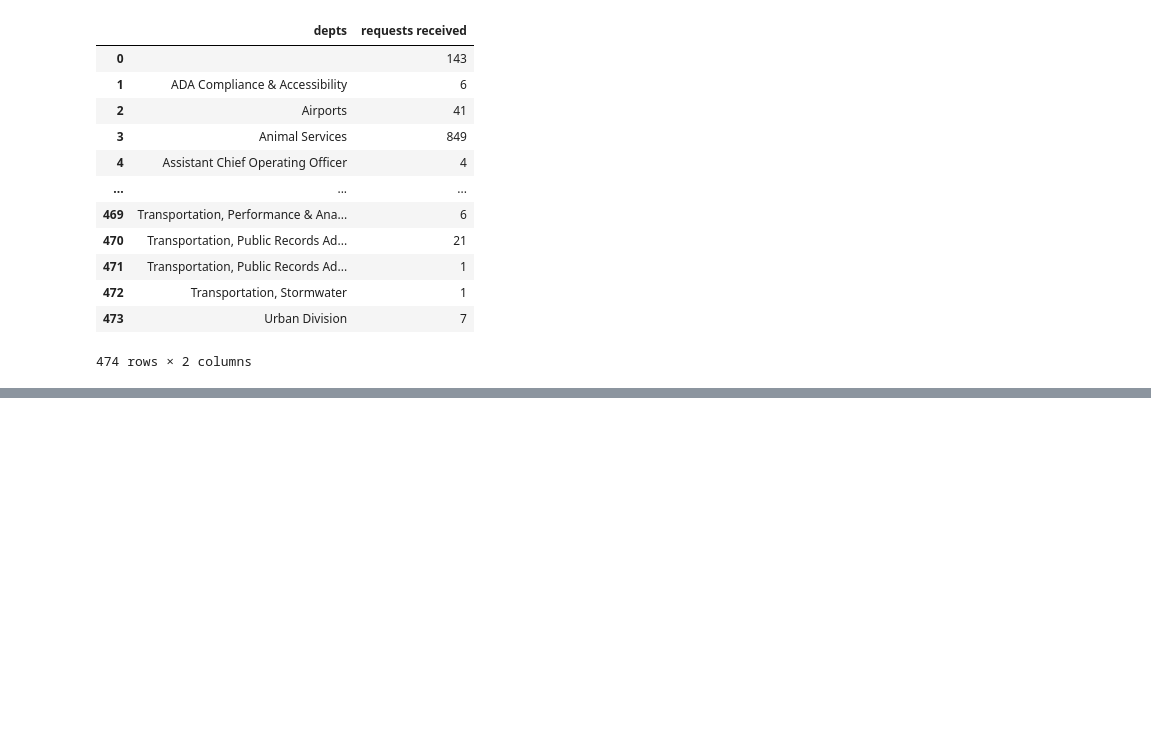
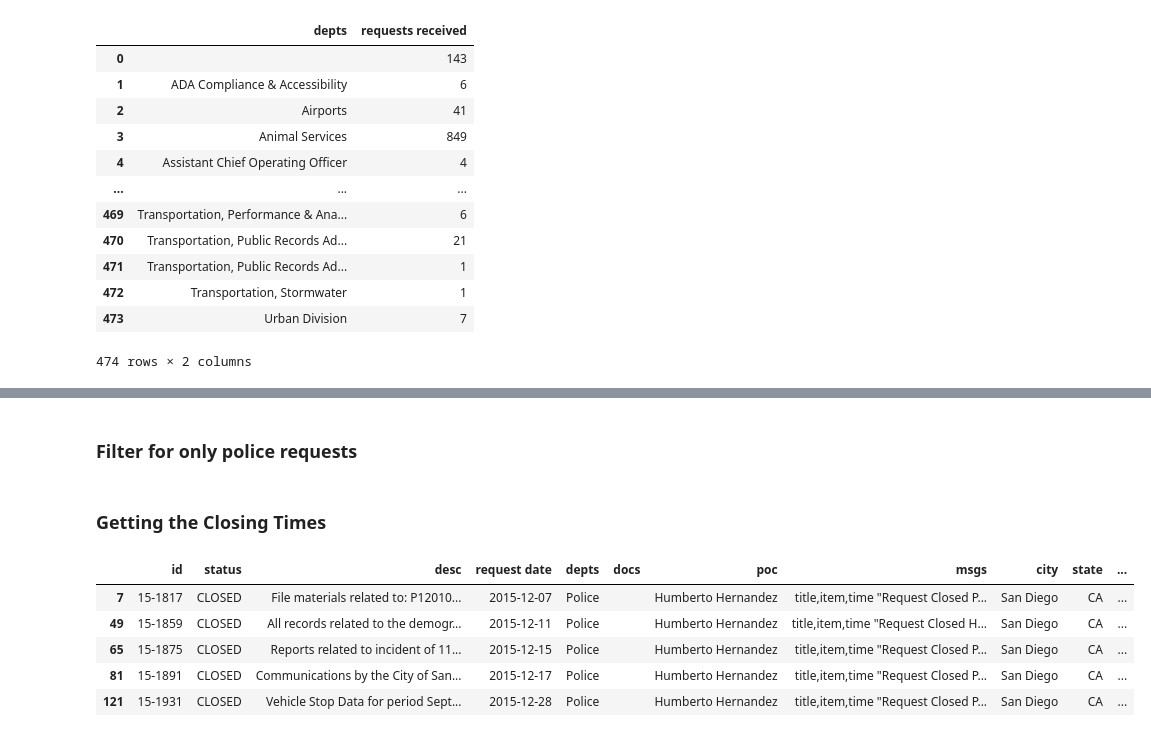
Before and after one commit to emile-66/muckrock_data, a Jupyter notebook: prelim data cleaning for nexreq/prelim_sd_nextreq_cleaning.ipynb, the cells around one changed output, grey strips where cells are left out. Cells and saved outputs as stored; diff of their text form; code cells hidden in the pictures; blank space fills up the shorter version.

```diff
--- a/prelim data cleaning for nexreq/prelim_sd_nextreq_cleaning.ipynb
+++ b/prelim data cleaning for nexreq/prelim_sd_nextreq_cleaning.ipynb
@@ -93,0 +140,10 @@ sd.iloc[0,7]
+# %%
+def get_submission_time(msgs):
+    return str(re.findall("Request received via web,(.*[0-9]*20..,.*:{1}..[pa]{1}m{1})", msgs)).strip("[").strip(
+        "]").strip("'").strip("\"")
+# %%
+sd["Submission Time (str)"] = sd["msgs"].apply(get_submission_time)
+
+sd["Submission Time (dt)"] = pd.to_datetime(sd["Submission Time (str)"])
+
+sd.head()
@@ -93,0 +157,22 @@ sd.iloc[0,7]
+# %% [markdown]
+### Filter for only police requests
+# %%
+sd_police = sd[sd['depts'].str.contains("(?i)police|sheriff|public safety", case = False)]
+# %% [markdown]
+### Getting the  Closing Times
+# %%
+def extract_time(tbl):
+    d = {8: True, -1: False}
+    closed_df = tbl[tbl['title'].str.find('Closed').map(d)]
+    closing = closed_df['time'].str.extract(r'([A-z][a-z]+\s+\d{1,2},\s+\d{4}, ([0-1]?[0-9]|2[0-3]):[0-5][0-9][a|p]m)')
+    return closing.iloc[0, 0]
+# %%
+sd_police['Closing Time (str)'] = sd_police['msgs_csv'].apply(extract_time)
+sd_police.head()
+# %% [output]
+|  | id | status | desc | request date | depts | docs | poc | msgs | city | state | ... |
+| 7 | 15-1817 | CLOSED | File materials related to: P12010... | 2015-12-07 | Police |  | Humberto Hernandez | title,item,time "Request Closed P... | San Diego | CA | ... |
+| 49 | 15-1859 | CLOSED | All records related to the demogr... | 2015-12-11 | Police |  | Humberto Hernandez | title,item,time "Request Closed H... | San Diego | CA | ... |
+| 65 | 15-1875 | CLOSED | Reports related to incident of 11... | 2015-12-15 | Police |  | Humberto Hernandez | title,item,time "Request Closed P... | San Diego | CA | ... |
+| 81 | 15-1891 | CLOSED | Communications by the City of San... | 2015-12-17 | Police |  | Humberto Hernandez | title,item,time "Request Closed P... | San Diego | CA | ... |
+| 121 | 15-1931 | CLOSED | Vehicle Stop Data for period Sept... | 2015-12-28 | Police |  | Humberto Hernandez | title,item,time "Request Closed P... | San Diego | CA | ... |
```
Also changed, not shown: parts of 21 cells of this notebook.
